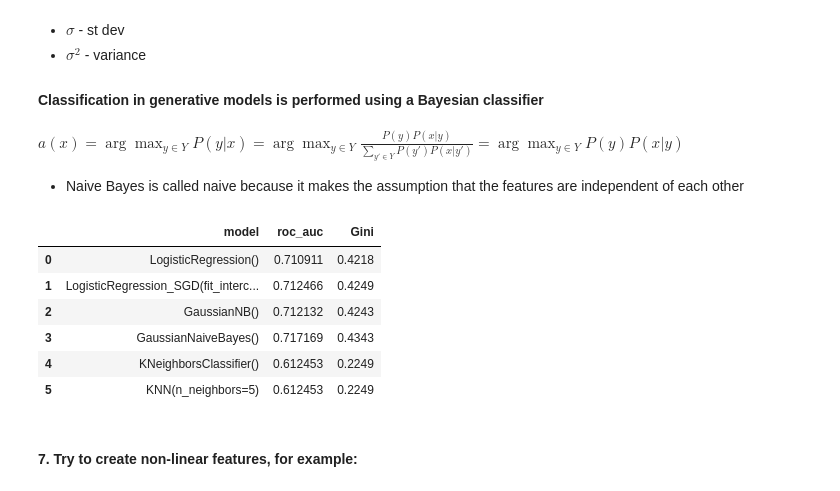
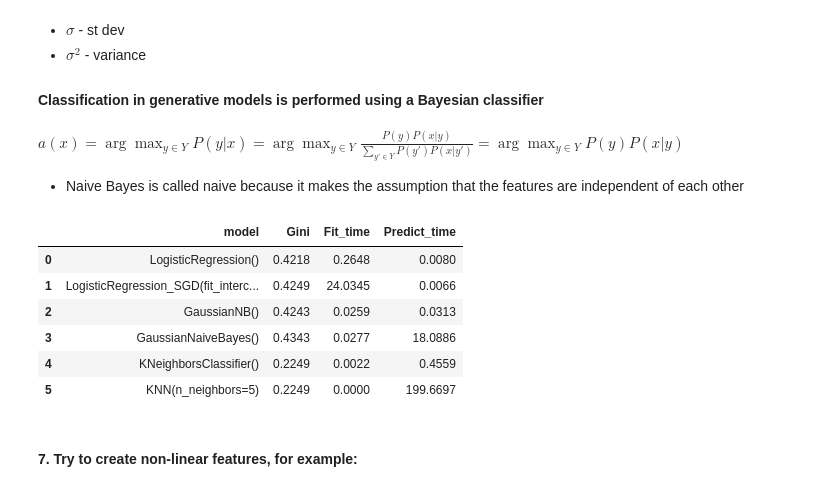
Before and after one commit to TimurOsmanov/s21, a Jupyter notebook: ML/ML.Project_4.ID_Classification/src/DontGetKicked_ML4.ipynb, the cells around one changed output. Saved outputs shown, nothing was run; the diff lists cells and outputs as text; code cells hidden in the pictures.

Commit message:
ML4 added fit/predict time

```diff
--- a/ML/ML.Project_4.ID_Classification/src/DontGetKicked_ML4.ipynb
+++ b/ML/ML.Project_4.ID_Classification/src/DontGetKicked_ML4.ipynb
@@ -630,34 +631,40 @@ class KNN:
 
         return np.array(probas)
 # %%
-out3: pd.DataFrame = pd.DataFrame({"model": [], "roc_auc": [], "Gini": []})
+out3: pd.DataFrame = pd.DataFrame({"model": [], "Gini": [], 'Fit_time': [], 'Predict_time': []})
 
 for model in [
     LogisticRegression(),
     LogisticRegression_SGD(learning_rate=0.1, epoch=600),
     GaussianNB(),
     GaussianNaiveBayes(),
     KNeighborsClassifier(),
     KNN(),
 ]:
 
+    start_time = time.time()
     model.fit(X=X_train_, y=y_train_)
+    fit_time = round(time.time() - start_time, 4)
+    start_time = time.time()
     y_pred = model.predict_proba(X=X_valid_)[:, 1]
+    predict_time = round(time.time() - start_time, 4)
     out3.loc[len(out3)] = {
         "model": model,
         "roc_auc": roc_auc_score(y_true=y_valid_, y_score=y_pred),
         "Gini": round(gini_score_sk(y_true=y_valid_.values, y_score=y_pred), 4),
+        'Fit_time': fit_time,
+        'Predict_time': predict_time
     }
 
 out3.reset_index(drop=True)
 # %% [output]
-|  | model | roc_auc | Gini |
-| 0 | LogisticRegression() | 0.710911 | 0.4218 |
-| 1 | LogisticRegression_SGD(fit_interc... | 0.712466 | 0.4249 |
-| 2 | GaussianNB() | 0.712132 | 0.4243 |
-| 3 | GaussianNaiveBayes() | 0.717169 | 0.4343 |
-| 4 | KNeighborsClassifier() | 0.612453 | 0.2249 |
-| 5 | KNN(n_neighbors=5) | 0.612453 | 0.2249 |
+|  | model | Gini | Fit_time | Predict_time |
+| 0 | LogisticRegression() | 0.4218 | 0.2648 | 0.0080 |
+| 1 | LogisticRegression_SGD(fit_interc... | 0.4249 | 24.0345 | 0.0066 |
+| 2 | GaussianNB() | 0.4243 | 0.0259 | 0.0313 |
+| 3 | GaussianNaiveBayes() | 0.4343 | 0.0277 | 18.0886 |
+| 4 | KNeighborsClassifier() | 0.2249 | 0.0022 | 0.4559 |
+| 5 | KNN(n_neighbors=5) | 0.2249 | 0.0000 | 199.6697 |
 # %% [markdown]
 #### 7. Try to create non-linear features, for example:
 # %% [markdown]
```
Also changed, not shown: parts of 2 cells of this notebook.
